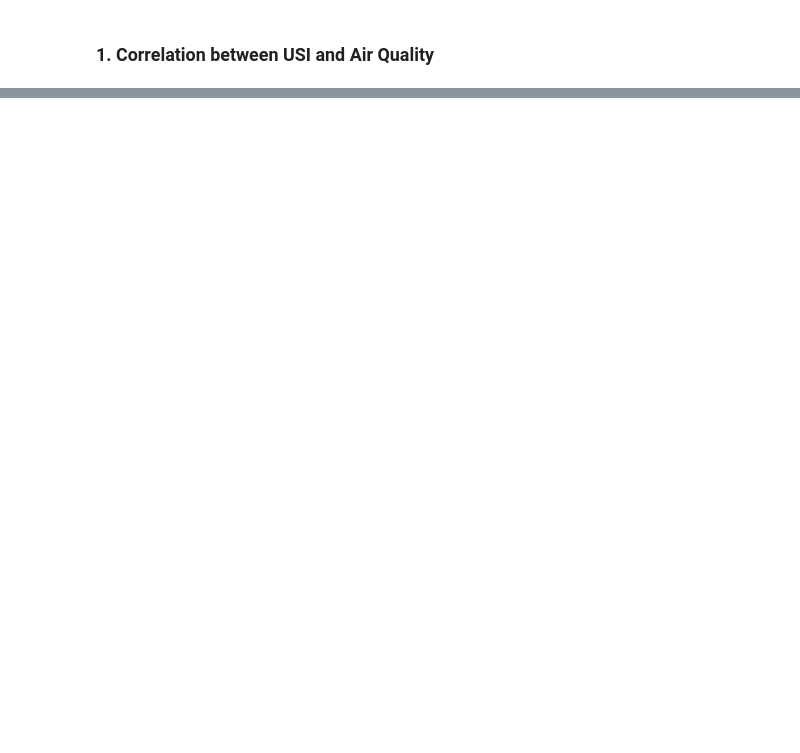
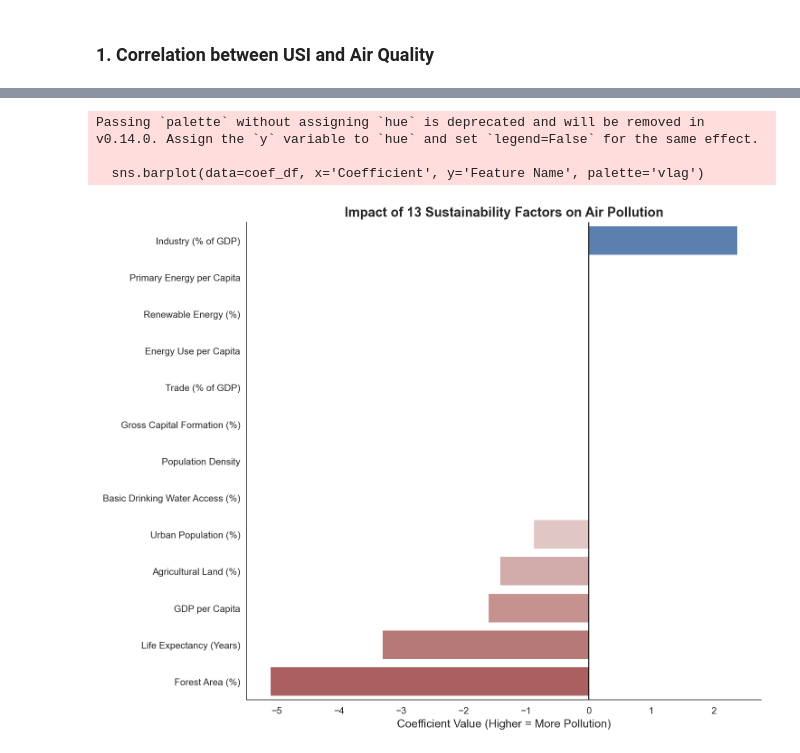
Before and after one commit to chrislowzhengxi/intro-ml, a Jupyter notebook: project/code.ipynb, the cells around one changed output, grey strips where cells are left out. Saved outputs shown, nothing was run; the diff lists cells and outputs as text; code cells hidden in the pictures; blank space fills up the shorter version.

```diff
--- a/project/code.ipynb
+++ b/project/code.ipynb
@@ -367,0 +540,75 @@ Passing `palette` without assigning `hue` is deprecated and will be removed in v
+# %%
+import pandas as pd
+import numpy as np
+import matplotlib.pyplot as plt
+import seaborn as sns
+from sklearn.model_selection import train_test_split
+from sklearn.preprocessing import StandardScaler
+from sklearn.linear_model import LassoCV
+from sklearn.metrics import mean_absolute_error, r2_score
+
+# 1. Label Dictionary for cleaner charts
+feature_labels = {
+    'primary_energy_per_capita': 'Primary Energy per Capita',
+    'renewable_energy_pct': 'Renewable Energy (%)',
+    'forest_area_pct': 'Forest Area (%)',
+    'energy_use_per_capita': 'Energy Use per Capita',
+    'agricultural_land_pct': 'Agricultural Land (%)',
+    'gdp_per_capita': 'GDP per Capita',
+    'industry_pct_gdp': 'Industry (% of GDP)',
+    'trade_pct_gdp': 'Trade (% of GDP)',
+    'gross_capital_formation_pct': 'Gross Capital Formation (%)',
+    'urban_population_pct': 'Urban Population (%)',
+    'life_expectancy': 'Life Expectancy (Years)',
+    'population_density': 'Population Density',
+    'basic_drinking_water_pct': 'Basic Drinking Water Access (%)'
+}
+
+# 2. Define all 13 features
+X_cols = list(feature_labels.keys())
+
+# 3. Create clean modeling dataframe (No Regions)
+model_df = df[['pm25', 'year'] + X_cols].dropna()
+
+# 4. Time-based Split (2008-2017 Training, 2018-2020 Testing)
+train_mask = model_df['year'] <= 2017
+test_mask = model_df['year'] > 2017
+
+X_train, X_test = model_df.loc[train_mask, X_cols], model_df.loc[test_mask, X_cols]
+y_train, y_test = model_df.loc[train_mask, 'pm25'], model_df.loc[test_mask, 'pm25']
+
+# 5. Scaling
+scaler = StandardScaler()
+X_train_scaled = scaler.fit_transform(X_train)
+X_test_scaled = scaler.transform(X_test)
+
+# 6. Fit LASSO
+lasso = LassoCV(cv=5, random_state=42)
+lasso.fit(X_train_scaled, y_train)
+
+# 7. Evaluation
+y_pred = lasso.predict(X_test_scaled)
+print(f"LASSO RESULTS: All variables")
+print(f"R2 Score: {r2_score(y_test, y_pred):.3f}")
+print(f"Mean Absolute Error: {mean_absolute_error(y_test, y_pred):.2f}")
+
+# 8. Plot: Coefficients with Clean Labels
+coef_df = pd.DataFrame({
+    'Feature': X_cols,
+    'Coefficient': lasso.coef_
+})
+
+# Apply the clean labels
+coef_df['Feature Name'] = coef_df['Feature'].map(feature_labels)
+coef_df = coef_df.sort_values('Coefficient', ascending=False)
+
+plt.figure(figsize=(10, 8), dpi=150)
+sns.barplot(data=coef_df, x='Coefficient', y='Feature Name', palette='vlag')
+plt.title('Impact of 13 Sustainability Factors on Air Pollution', fontweight='bold', fontsize=14)
+plt.xlabel('Coefficient Value (Higher = More Pollution)', fontsize=12)
+plt.ylabel('')
+plt.axvline(0, color='black', lw=1)
+sns.despine()
+plt.tight_layout()
+plt.show()
+# %% [output]
@@ -367,0 +618,4 @@ Passing `palette` without assigning `hue` is deprecated and will be removed in v
+Passing `palette` without assigning `hue` is deprecated and will be removed in v0.14.0. Assign the `y` variable to `hue` and set `legend=False` for the same effect.
+
+  sns.barplot(data=coef_df, x='Coefficient', y='Feature Name', palette='vlag')
+[figure, added]
```
Also changed, not shown: parts of 39 cells of this notebook, 1 other file.
